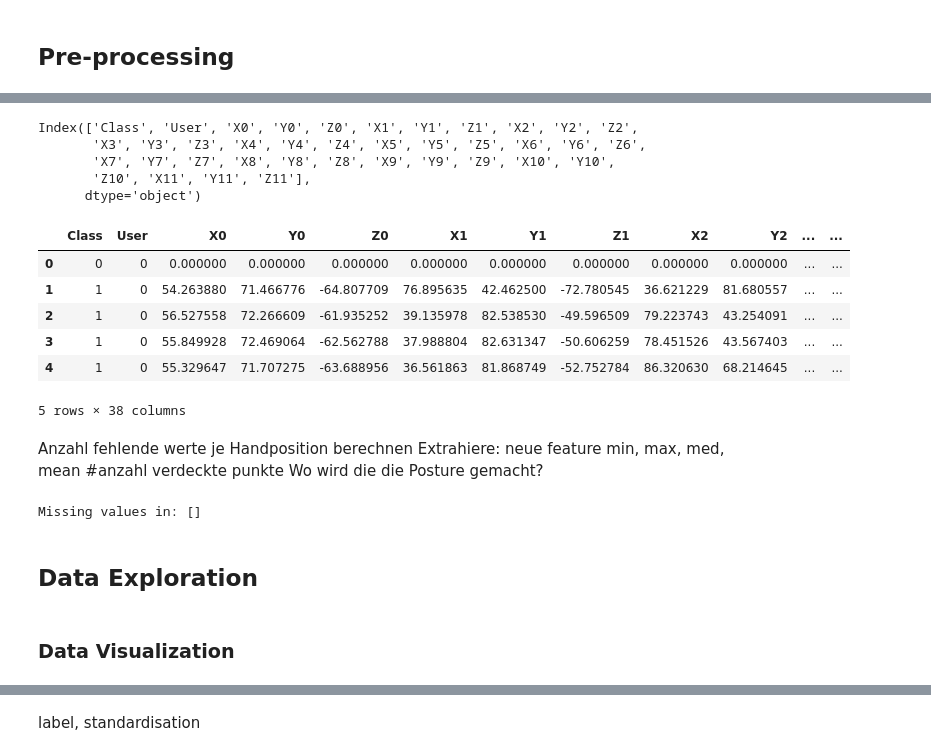
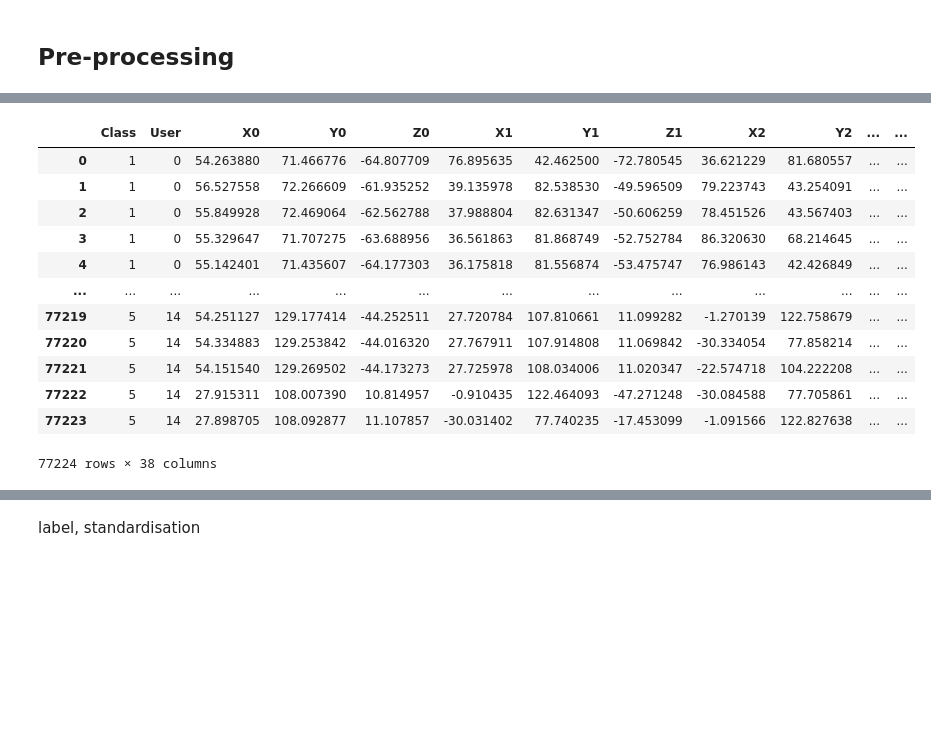
Before and after one commit to JoshAlb21/dde1_hand_motion, a Jupyter notebook: my_project.ipynb, the cells around one changed output, grey strips where cells are left out. Cells and saved outputs as stored; diff of their text form; code cells hidden in the pictures; blank space fills up the shorter version.

```diff
--- a/my_project.ipynb
+++ b/my_project.ipynb
@@ -31,32 +529,16 @@ df_raw = pd.read_csv(file_path_raw, sep=',')
 # %%
-df_raw.columns
+df_raw
 # %% [output]
+|  | Class | User | X0 | Y0 | Z0 | X1 | Y1 | Z1 | X2 | Y2 | ... | ... |
+| 0 | 1 | 0 | 54.263880 | 71.466776 | -64.807709 | 76.895635 | 42.462500 | -72.780545 | 36.621229 | 81.680557 | ... | ... |
+| 1 | 1 | 0 | 56.527558 | 72.266609 | -61.935252 | 39.135978 | 82.538530 | -49.596509 | 79.223743 | 43.254091 | ... | ... |
+| 2 | 1 | 0 | 55.849928 | 72.469064 | -62.562788 | 37.988804 | 82.631347 | -50.606259 | 78.451526 | 43.567403 | ... | ... |
+| 3 | 1 | 0 | 55.329647 | 71.707275 | -63.688956 | 36.561863 | 81.868749 | -52.752784 | 86.320630 | 68.214645 | ... | ... |
+| 4 | 1 | 0 | 55.142401 | 71.435607 | -64.177303 | 36.175818 | 81.556874 | -53.475747 | 76.986143 | 42.426849 | ... | ... |
+| ... | ... | ... | ... | ... | ... | ... | ... | ... | ... | ... | ... | ... |
+| 77219 | 5 | 14 | 54.251127 | 129.177414 | -44.252511 | 27.720784 | 107.810661 | 11.099282 | -1.270139 | 122.758679 | ... | ... |
+| 77220 | 5 | 14 | 54.334883 | 129.253842 | -44.016320 | 27.767911 | 107.914808 | 11.069842 | -30.334054 | 77.858214 | ... | ... |
+| 77221 | 5 | 14 | 54.151540 | 129.269502 | -44.173273 | 27.725978 | 108.034006 | 11.020347 | -22.574718 | 104.222208 | ... | ... |
+| 77222 | 5 | 14 | 27.915311 | 108.007390 | 10.814957 | -0.910435 | 122.464093 | -47.271248 | -30.084588 | 77.705861 | ... | ... |
+| 77223 | 5 | 14 | 27.898705 | 108.092877 | 11.107857 | -30.031402 | 77.740235 | -17.453099 | -1.091566 | 122.827638 | ... | ... |
-Index(['Class', 'User', 'X0', 'Y0', 'Z0', 'X1', 'Y1', 'Z1', 'X2', 'Y2', 'Z2',
-       'X3', 'Y3', 'Z3', 'X4', 'Y4', 'Z4', 'X5', 'Y5', 'Z5', 'X6', 'Y6', 'Z6',
-       'X7', 'Y7', 'Z7', 'X8', 'Y8', 'Z8', 'X9', 'Y9', 'Z9', 'X10', 'Y10',
-       'Z10', 'X11', 'Y11', 'Z11'],
-      dtype='object')
+77224 rows × 38 columns
-# %%
-df_raw.head(5)
-# %% [output]
-|  | Class | User | X0 | Y0 | Z0 | X1 | Y1 | Z1 | X2 | Y2 | ... | ... |
-| 0 | 0 | 0 | 0.000000 | 0.000000 | 0.000000 | 0.000000 | 0.000000 | 0.000000 | 0.000000 | 0.000000 | ... | ... |
-| 1 | 1 | 0 | 54.263880 | 71.466776 | -64.807709 | 76.895635 | 42.462500 | -72.780545 | 36.621229 | 81.680557 | ... | ... |
-| 2 | 1 | 0 | 56.527558 | 72.266609 | -61.935252 | 39.135978 | 82.538530 | -49.596509 | 79.223743 | 43.254091 | ... | ... |
-| 3 | 1 | 0 | 55.849928 | 72.469064 | -62.562788 | 37.988804 | 82.631347 | -50.606259 | 78.451526 | 43.567403 | ... | ... |
-| 4 | 1 | 0 | 55.329647 | 71.707275 | -63.688956 | 36.561863 | 81.868749 | -52.752784 | 86.320630 | 68.214645 | ... | ... |
-5 rows × 38 columns
-# %% [markdown]
-Anzahl fehlende werte je Handposition berechnen
-Extrahiere: neue feature min, max, med, mean #anzahl verdeckte punkte
-Wo wird die die Posture gemacht?
-# %%
-print(f"Missing values in: {analyze_helper.check_for_missing_vals(df_raw)}")
-
-#compute missing ratio
-# %% [output]
-Missing values in: []
-# %% [markdown]
-## Data Exploration
-# %% [markdown]
-### Data Visualization
```
Also changed, not shown: parts of 79 cells of this notebook, 3 other files.
